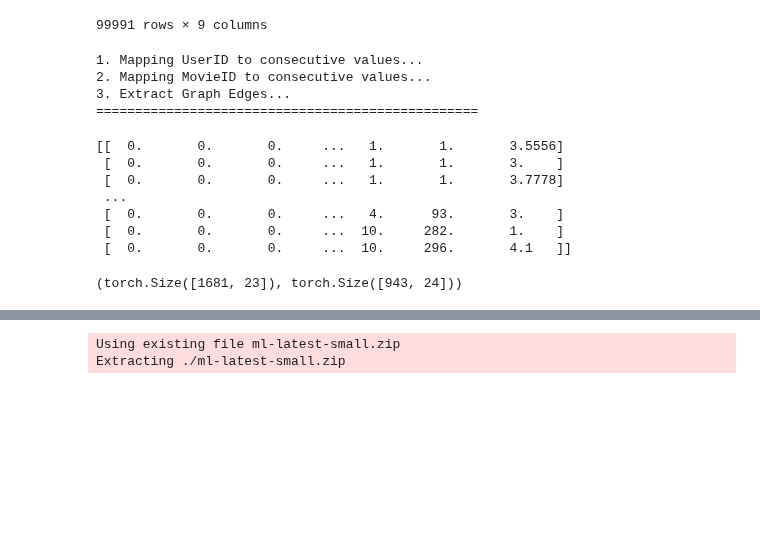
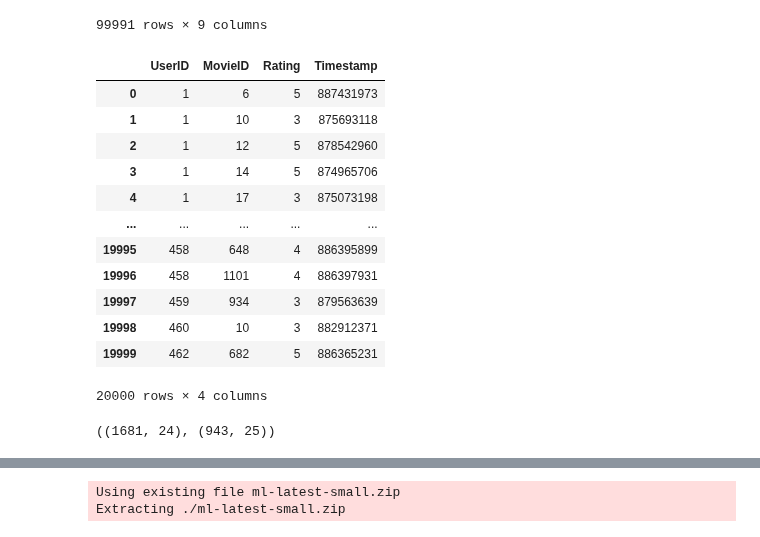
Before and after one commit to mojtabaSefidi/Small-GNN-Based-Projects, a Jupyter notebook: MLG_Final_Project_100k.ipynb, the cells around one changed output, grey strips where cells are left out. Cells and saved outputs as stored; diff of their text form; code cells hidden in the pictures; blank space fills up the shorter version.

```diff
--- a/MLG_Final_Project_100k.ipynb
+++ b/MLG_Final_Project_100k.ipynb
@@ -318,7 +320,0 @@ def generate_graph_edges(movies_df, ratings_df, users_df, rate_threshold=4):
-# %%
-movies_df, ratings_df, users_df, user2movie_edge = generate_graph_edges(movies_df, ratings_df, users_df)
-# %% [output]
-1. Mapping UserID to consecutive values...
-2. Mapping MovieID to consecutive values...
-3. Extract Graph Edges...
-=================================================
@@ -324,0 +325,30 @@ movies_df, ratings_df, users_df, user2movie_edge = generate_graph_edges(movies_d
+# %%
+test = pd.read_csv('/content/u1.test', sep='\t', engine='python', encoding="latin-1",
+                        names=['UserID','MovieID','Rating','Timestamp'])
+
+# test.loc[:,'Timestamp'] = test.loc[:,'Timestamp'].apply(Timestamp2Date)
+# test.sort_values(by='Timestamp', inplace=True)
+# test.reset_index(drop=True, inplace=True)
+
+# test.loc[:,'Timestamp'] = pd.to_datetime(test.loc[:,'Timestamp'])
+# test.loc[:,'Year'] = test.loc[:,'Timestamp'].dt.year
+# test.loc[:,'Month'] = test.loc[:,'Timestamp'].dt.month
+# test.loc[:,'Weekday'] = test.loc[:,'Timestamp'].dt.weekday
+# test.loc[:,'Hour'] = test.loc[:,'Timestamp'].dt.hour
+# test.loc[:,'DayofYear'] = test.loc[:,'Timestamp'].dt.strftime('%j')
+
+test
+# %% [output]
+|  | UserID | MovieID | Rating | Timestamp |
+| 0 | 1 | 6 | 5 | 887431973 |
+| 1 | 1 | 10 | 3 | 875693118 |
+| 2 | 1 | 12 | 5 | 878542960 |
+| 3 | 1 | 14 | 5 | 874965706 |
+| 4 | 1 | 17 | 3 | 875073198 |
+| ... | ... | ... | ... | ... |
+| 19995 | 458 | 648 | 4 | 886395899 |
+| 19996 | 458 | 1101 | 4 | 886397931 |
+| 19997 | 459 | 934 | 3 | 879563639 |
+| 19998 | 460 | 10 | 3 | 882912371 |
+| 19999 | 462 | 682 | 5 | 886365231 |
+20000 rows × 4 columns
@@ -343,13 +383,6 @@ def extract_movie_feature(movies_df, exclude_cols):
 # %%
 user_features = extract_user_feature(users_df)
-movie_features = extract_movie_feature(movies_df, ['MovieID', 'Movie Title', 'Release Date'])
+movie_features = extract_movie_feature(movies_df, ['Movie Title', 'Release Date'])
 movie_features.shape, user_features.shape
 # %% [output]
-[[  0.       0.       0.     ...   1.       1.       3.5556]
- [  0.       0.       0.     ...   1.       1.       3.    ]
- [  0.       0.       0.     ...   1.       1.       3.7778]
- ...
- [  0.       0.       0.     ...   4.      93.       3.    ]
- [  0.       0.       0.     ...  10.     282.       1.    ]
- [  0.       0.       0.     ...  10.     296.       4.1   ]]
+((1681, 24), (943, 25))
-(torch.Size([1681, 23]), torch.Size([943, 24]))
```
Also changed, not shown: parts of 33 cells of this notebook.
